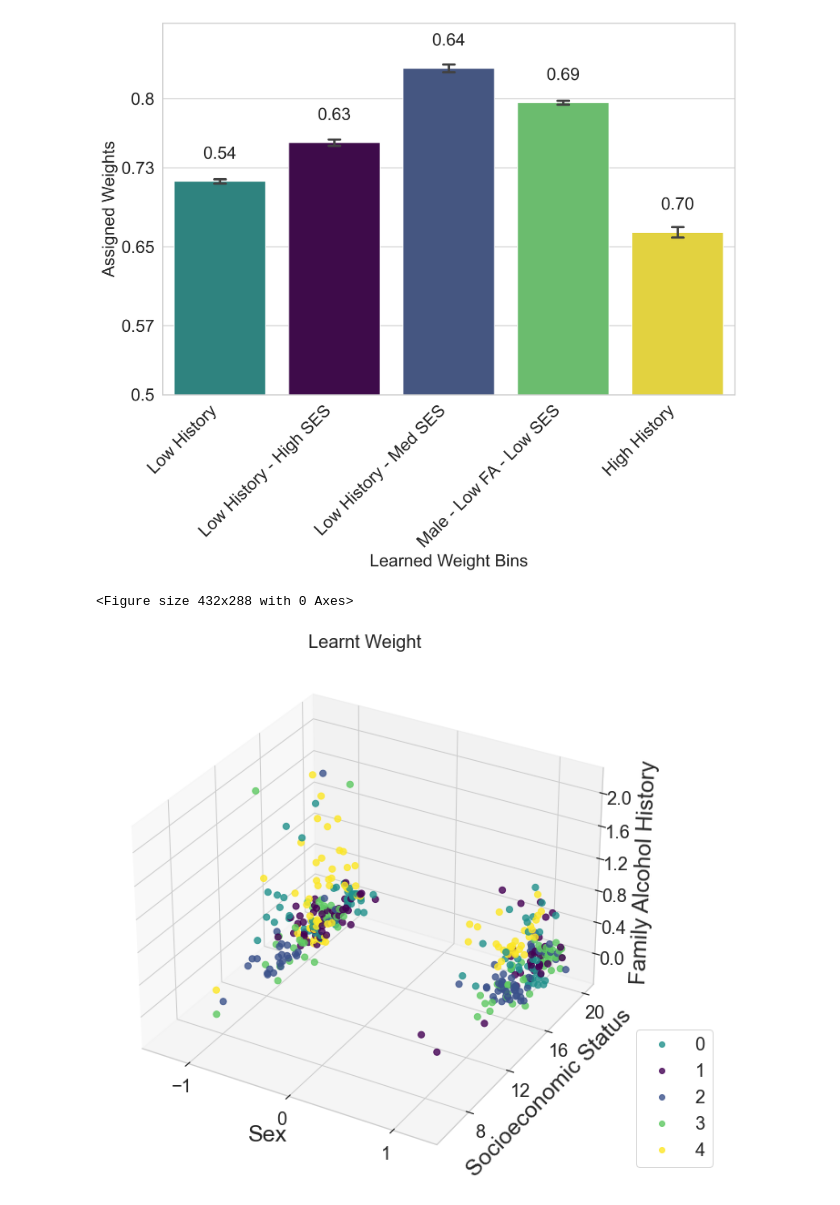
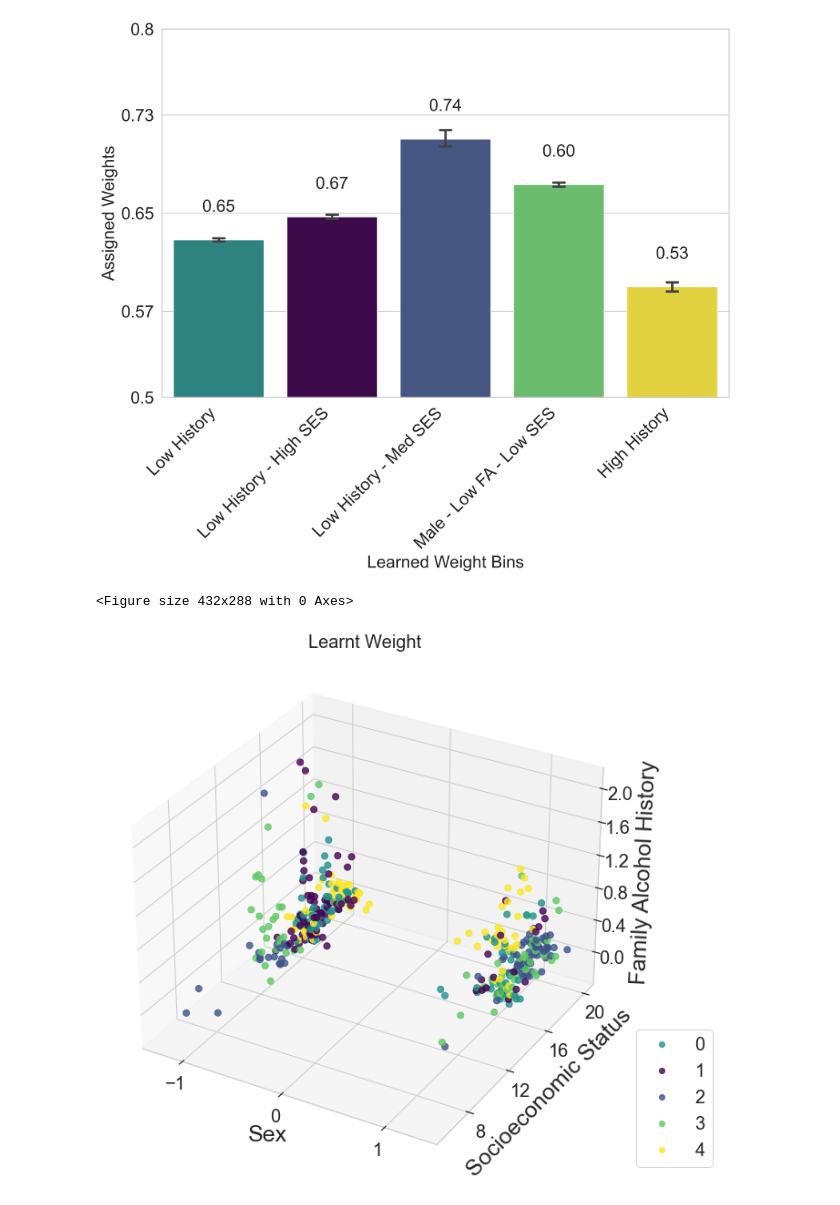
Before and after one commit to MaggiePas/sample_weighting, a Jupyter notebook: Plots_ncanda_sample_weighting.ipynb, the cells around one changed output. Drawn from its saved outputs; the diff is of its cells as text; code cells hidden in the pictures.

```diff
--- a/Plots_ncanda_sample_weighting.ipynb
+++ b/Plots_ncanda_sample_weighting.ipynb
@@ -424,7 +443,7 @@ import seaborn as sns
 import matplotlib.pyplot as plt
 from sklearn.metrics import balanced_accuracy_score, accuracy_score
 
-df = pd.read_csv("./merged_data_ncanda_11_08.csv")
+df = pd.read_csv("./merged_data_ncanda_3_2.csv")
 
 df['binned'] = pd.qcut(df['weight_val'], q=[0, .2, .4, .6, .8, 1], labels=bin_labels_5)
 
@@ -479,11 +498,11 @@ ax.set_yticks(y_ticks)
 ax.set_yticklabels(y_ticks, fontsize=20)
 
 # Saving the updated plot
-modern_plot_path = './plots/grouped_weight_bacc_binned_weights_ncanda.png'
+modern_plot_path = './plots/grouped_weight_bacc_binned_weights_ncanda_5_bins.png'
 plt.savefig(modern_plot_path, bbox_inches='tight', dpi=300)
 plt.show()
 # %% [output]
-[figure, old version]
+[figure, new version]
 # %%
 # axes instance
 from matplotlib.ticker import MaxNLocator
@@ -496,7 +515,7 @@ fig = plt.figure(figsize=(15,8))
 ax = Axes3D(fig, auto_add_to_figure=False)
 fig.add_axes(ax)
 
-df = pd.read_csv("./merged_data_ncanda_11_08.csv")
+df = pd.read_csv("./merged_data_ncanda_3_2.csv")
 
 # Add random Gaussian noise to the specific column
 mean, std_dev = 0, 0.1 # Set your mean and standard deviation
@@ -533,33 +552,33 @@ cmap = mcolors.ListedColormap(colors)
 
 sc = ax.scatter(df['sex_x'], df['ses_y'], df['fh_y'], s=50, c=labels, marker='o', cmap=cmap, alpha=0.8)
 
 ax.legend(*sc.legend_elements(), bbox_to_anchor=(1.0, 0.3), loc=2, fontsize=20)
 
 
 ax.set_xlabel('Sex', fontsize=25, labelpad=10)
 ax.set_ylabel('Socioeconomic Status', fontsize=25, labelpad=10)
 ax.set_zlabel('Family Alcohol History', fontsize=25, labelpad=10)
 ax.set_facecolor('white')
 plt.title('Learnt Weight',fontsize=20)
 plt.xticks(fontsize=20)
 plt.yticks(fontsize=20)
 
 # Increase z-axis tick font size
 for t in ax.zaxis.get_major_ticks():
     t.label.set_fontsize(20)
 
 # Set the number of ticks for each axis
 ax.xaxis.set_major_locator(mticker.MaxNLocator(3))
 ax.yaxis.set_major_locator(mticker.MaxNLocator(5))
 ax.zaxis.set_major_locator(mticker.MaxNLocator(7))
 
 # Saving the updated plot
-modern_plot_path = './plots/scatterplot_learned_weight_ncanda.png'
+modern_plot_path = './plots/scatterplot_learned_weight_ncanda_5_bins.png'
 plt.savefig(modern_plot_path, bbox_inches='tight', dpi=300)
 
 # legend
 plt.show()
 # %% [output]
 <Figure size 432x288 with 0 Axes>
-[figure, old version]
+[figure, new version]
 # %%
```
Also changed, not shown: parts of 14 cells of this notebook, 3 other files.
